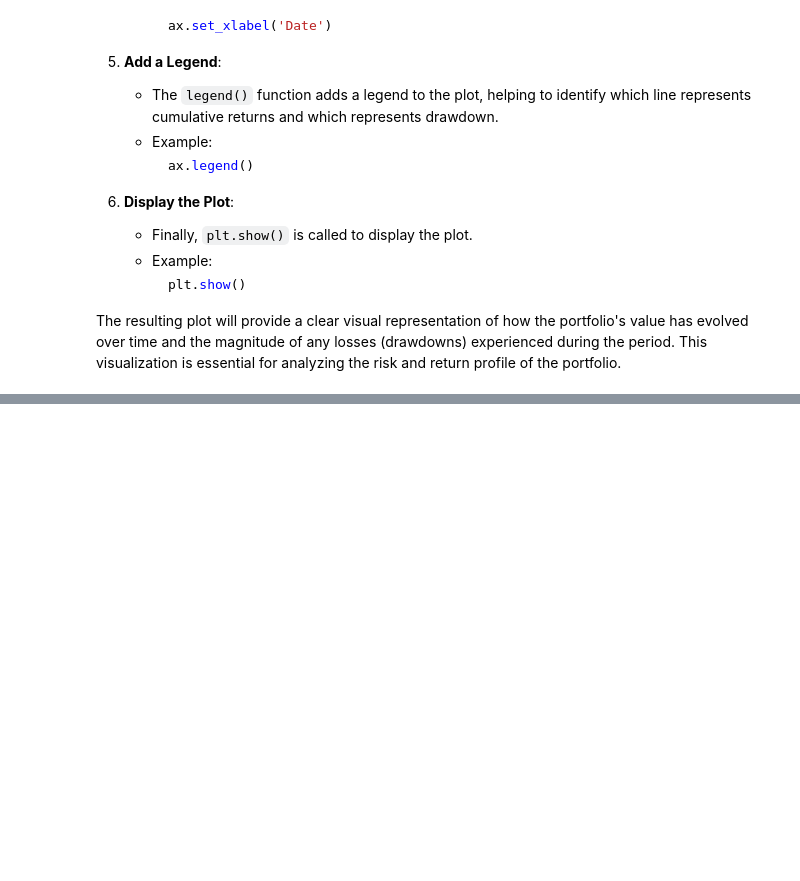
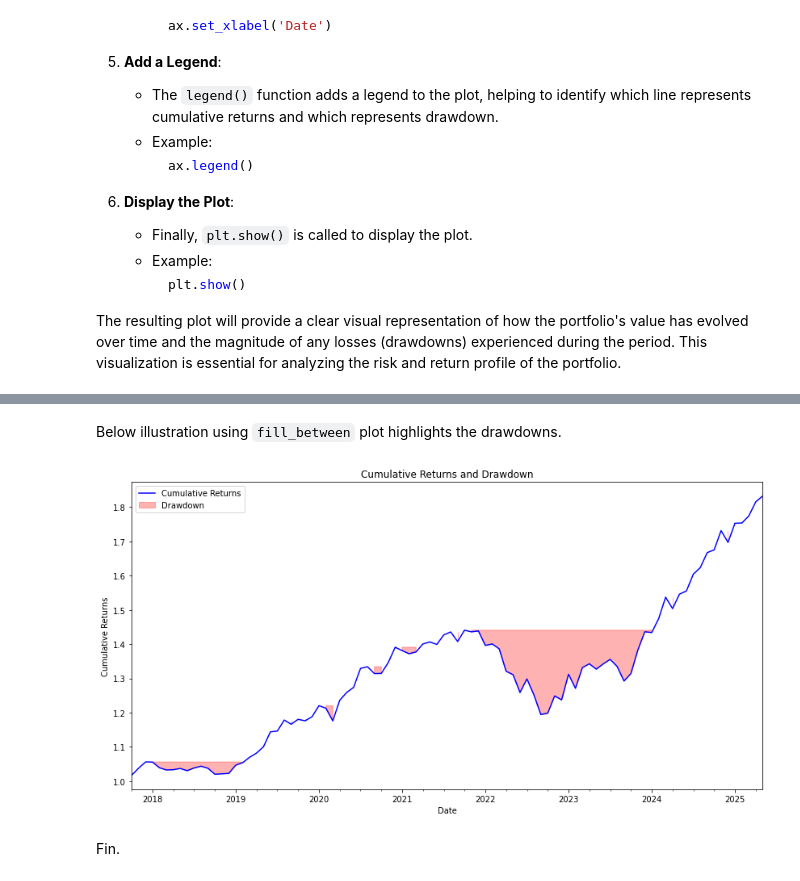
Before and after one commit to sharan-naribole/finance-returns-backtesting, a Jupyter notebook: Project/Project.ipynb, the cells around one changed output, grey strips where cells are left out. Drawn from its saved outputs; the diff is of its cells as text; code cells hidden in the pictures; blank space fills up the shorter version.

```diff
--- a/Project/Project.ipynb
+++ b/Project/Project.ipynb
@@ -237,26 +384,28 @@ To assess the performance of the risk-parity portfolio, we will compute several
 After calculating these metrics, we will display the results to evaluate the performance of the risk-parity portfolio comprehensively.
 # %%
 # Evaluate portfolio performance
-annual_mean_return = None # YOUR CODE HERE
-annual_volatility = None # YOUR CODE HERE
-skewness = None # YOUR CODE HERE
-kurtosis = None # YOUR CODE HERE
+annual_mean_return = risk_parity_portfolio_returns.mean()*12 # YOUR CODE HERE
+annual_volatility = risk_parity_portfolio_returns.std()*np.sqrt(12)
+skewness = risk_parity_portfolio_returns.skew()
+kurtosis = risk_parity_portfolio_returns.kurt() + 3
 
 # Compute drawdown
-cumulative_returns = None # YOUR CODE HERE
-running_max = None # YOUR CODE HERE
-drawdown = None # YOUR CODE HERE
-max_drawdown = None # YOUR CODE HERE
+cumulative_returns = (1 + risk_parity_portfolio_returns).cumprod()
+running_max = cumulative_returns.cummax()
+drawdown = (running_max - cumulative_returns) / running_max
+max_drawdown = drawdown.max()
 
 # Compute Sharpe ratio
-sharpe_ratio = None # YOUR CODE HERE
+# TODO: Compute risk free rate and subtract it from Annual mean return
+sharpe_ratio = annual_mean_return / annual_volatility
 
 # Compute Sortino ratio
-downside_std = None # YOUR CODE HERE
-sortino_ratio = None # YOUR CODE HERE
+downside_std = risk_parity_portfolio_returns[risk_parity_portfolio_returns < 0].std()
+downside_vol = downside_std*np.sqrt(12)
+sortino_ratio = annual_mean_return / downside_vol
 
 # Compute Calmar ratio
-calmar_ratio = None # YOUR CODE HERE
+calmar_ratio = annual_mean_return / max_drawdown
 
 # Display results
 print(f"Mean Annual Return: {annual_mean_return:.4f}")
@@ -335,0 +509,24 @@ plt.show()
+# %% [markdown]
+Below illustration using `fill_between` plot highlights the drawdowns.
+# %%
+fig, ax = plt.subplots(figsize=(14, 7))
+(cumulative_returns).plot(ax=ax, label='Cumulative Returns', color='blue')
+plt.fill_between(
+    risk_parity_portfolio_returns.index,
+    cumulative_returns,
+    running_max,
+    where= cumulative_returns < running_max,
+    color='red',
+    alpha=0.3,
+    label="Drawdown"
+)
+#drawdown.plot(ax=ax, label='Drawdown', color='red')
+ax.set_title('Cumulative Returns and Drawdown')
+ax.set_ylabel('Cumulative Returns')
+ax.set_xlabel('Date')
+ax.legend()
+plt.show()
+# %% [output]
+[figure, added]
+# %% [markdown]
+Fin.
```
Also changed, not shown: parts of 28 cells of this notebook.
